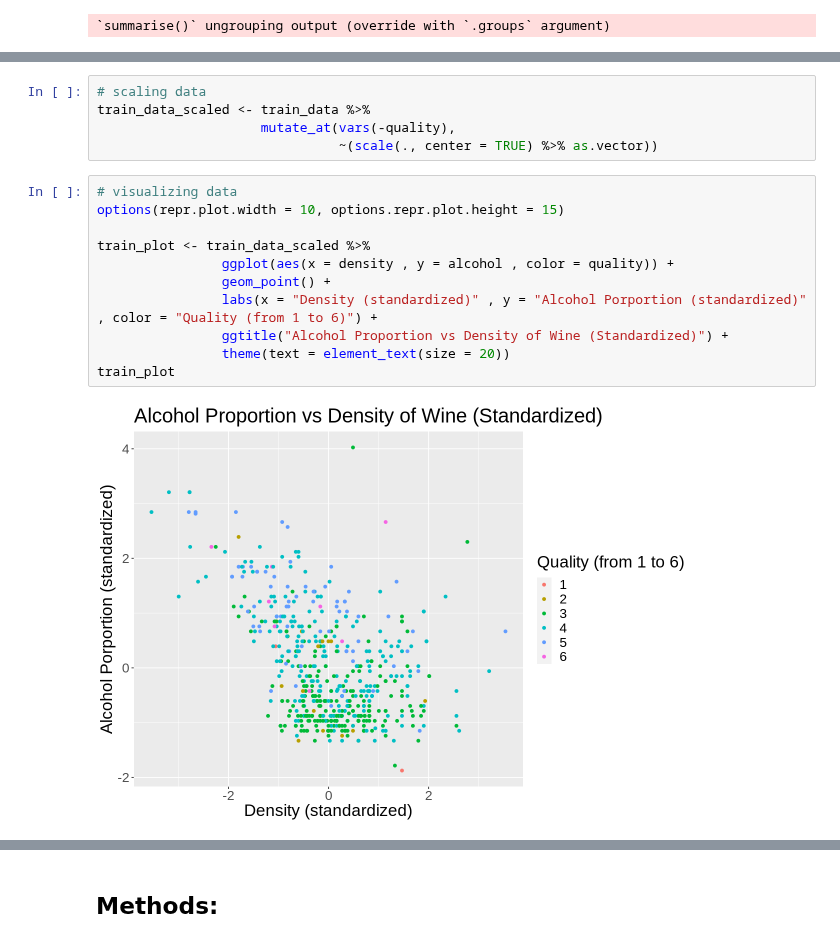
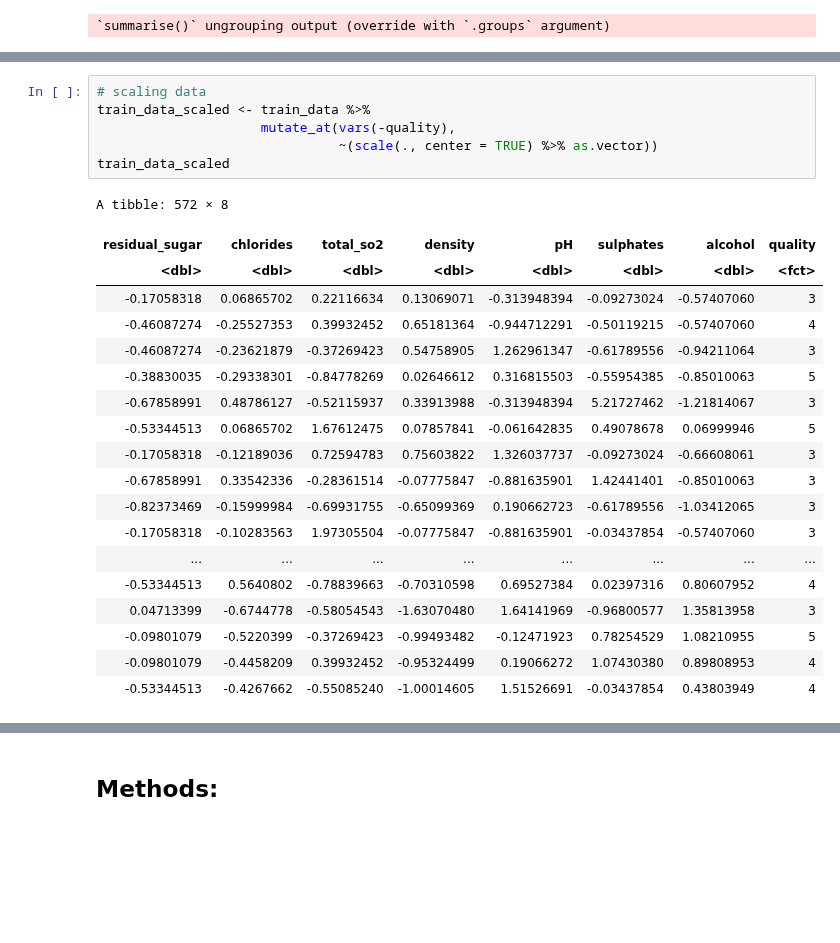
Before and after one commit to jon-chow/DSCI100-WineQualityAnalysis, a Jupyter notebook: Proposal.ipynb, the cells around one changed output, grey strips where cells are left out. Drawn from its saved outputs; the diff is of its cells as text; blank space fills up the shorter version.

```diff
--- a/Proposal.ipynb
+++ b/Proposal.ipynb
@@ -110,18 +128,26 @@ A tibble: 6 × 3
 # %%
 # scaling data
 train_data_scaled <- train_data %>%
                      mutate_at(vars(-quality),
                                ~(scale(., center = TRUE) %>% as.vector))
+train_data_scaled
+# %% [output]
+A tibble: 572 × 8
+| residual_sugar | chlorides | total_so2 | density | pH | sulphates | alcohol | quality |
+| <dbl> | <dbl> | <dbl> | <dbl> | <dbl> | <dbl> | <dbl> | <fct> |
+| -0.17058318 | 0.06865702 | 0.22116634 | 0.13069071 | -0.313948394 | -0.09273024 | -0.57407060 | 3 |
+| -0.46087274 | -0.25527353 | 0.39932452 | 0.65181364 | -0.944712291 | -0.50119215 | -0.57407060 | 4 |
+| -0.46087274 | -0.23621879 | -0.37269423 | 0.54758905 | 1.262961347 | -0.61789556 | -0.94211064 | 3 |
+| -0.38830035 | -0.29338301 | -0.84778269 | 0.02646612 | 0.316815503 | -0.55954385 | -0.85010063 | 5 |
+| -0.67858991 | 0.48786127 | -0.52115937 | 0.33913988 | -0.313948394 | 5.21727462 | -1.21814067 | 3 |
+| -0.53344513 | 0.06865702 | 1.67612475 | 0.07857841 | -0.061642835 | 0.49078678 | 0.06999946 | 5 |
+| -0.17058318 | -0.12189036 | 0.72594783 | 0.75603822 | 1.326037737 | -0.09273024 | -0.66608061 | 3 |
+| -0.67858991 | 0.33542336 | -0.28361514 | -0.07775847 | -0.881635901 | 1.42441401 | -0.85010063 | 3 |
+| -0.82373469 | -0.15999984 | -0.69931755 | -0.65099369 | 0.190662723 | -0.61789556 | -1.03412065 | 3 |
+| -0.17058318 | -0.10283563 | 1.97305504 | -0.07775847 | -0.881635901 | -0.03437854 | -0.57407060 | 3 |
+| ... | ... | ... | ... | ... | ... | ... | ... |
+| -0.53344513 | 0.5640802 | -0.78839663 | -0.70310598 | 0.69527384 | 0.02397316 | 0.80607952 | 4 |
+| 0.04713399 | -0.6744778 | -0.58054543 | -1.63070480 | 1.64141969 | -0.96800577 | 1.35813958 | 3 |
+| -0.09801079 | -0.5220399 | -0.37269423 | -0.99493482 | -0.12471923 | 0.78254529 | 1.08210955 | 5 |
+| -0.09801079 | -0.4458209 | 0.39932452 | -0.95324499 | 0.19066272 | 1.07430380 | 0.89808953 | 4 |
+| -0.53344513 | -0.4267662 | -0.55085240 | -1.00014605 | 1.51526691 | -0.03437854 | 0.43803949 | 4 |
-# %%
-# visualizing data
-options(repr.plot.width = 10, options.repr.plot.height = 15)
-
-train_plot <- train_data_scaled %>%
-                ggplot(aes(x = density , y = alcohol , color = quality)) +
-                geom_point() +
-                labs(x = "Density (standardized)" , y = "Alcohol Porportion (standardized)" , color = "Quality (from 1 to 6)") +
-                ggtitle("Alcohol Proportion vs Density of Wine (Standardized)") +
-                theme(text = element_text(size = 20))
-train_plot
-# %% [output]
-[figure, removed]
```
Also changed, not shown: parts of 5 cells of this notebook.
